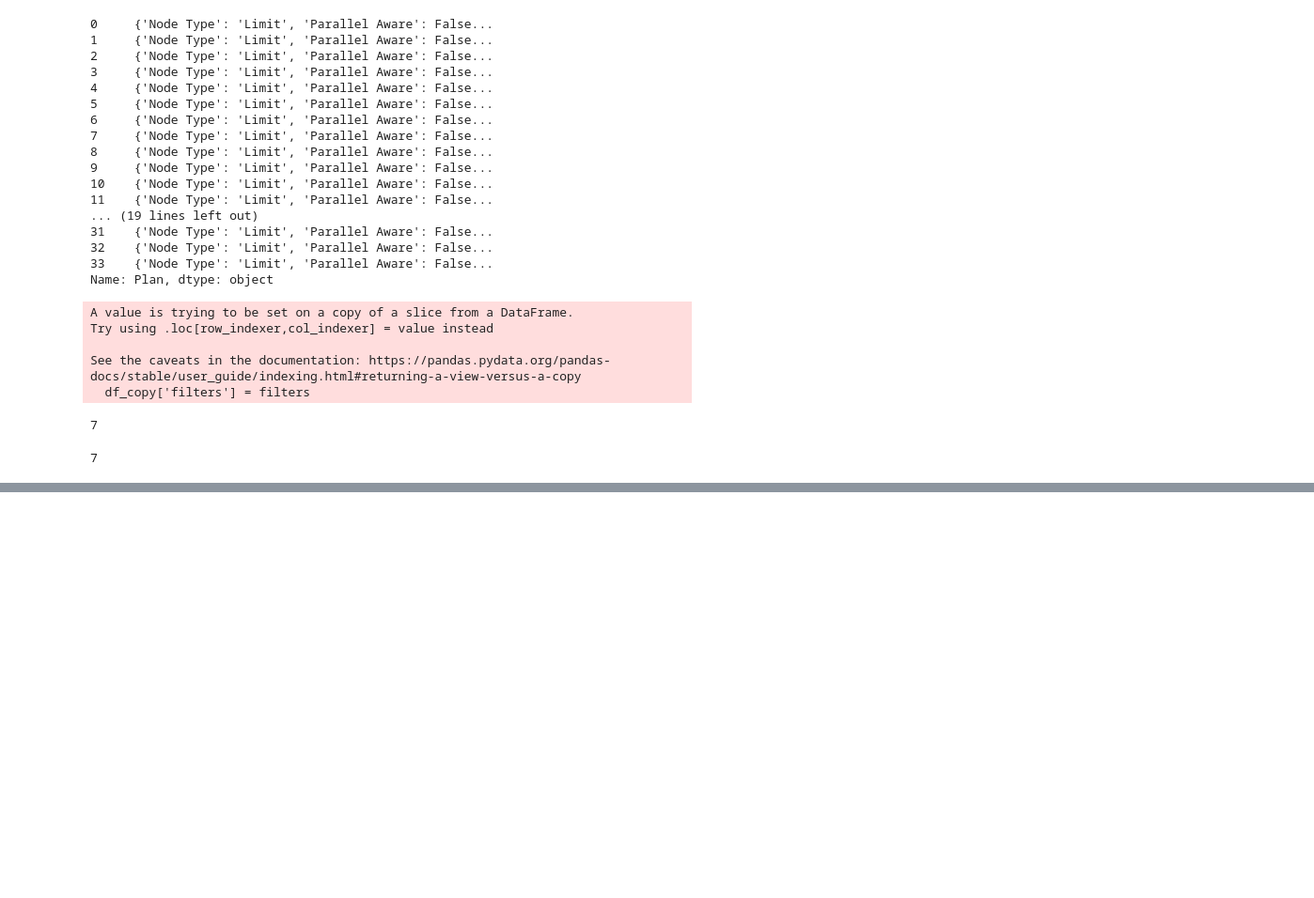
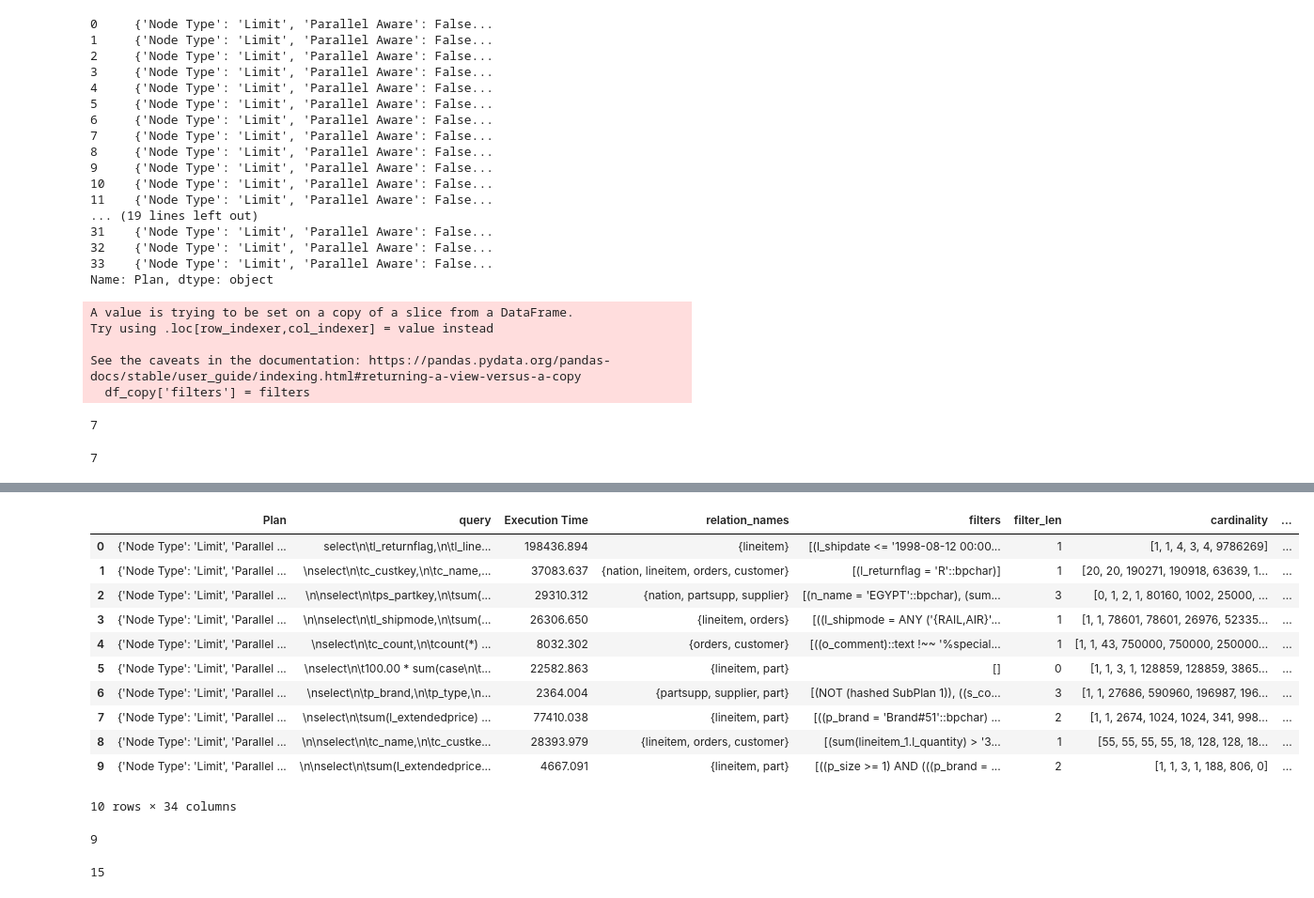
Before and after one commit to ykodwani01/BMP_Cost_of_Query, a Jupyter notebook: test.ipynb, the cells around one changed output, grey strips where cells are left out. Shown: that part at 94% size. Drawn from its saved outputs; the diff is of its cells as text; code cells hidden in the pictures; blank space fills up the shorter version.

```diff
--- a/test.ipynb
+++ b/test.ipynb
@@ -205,0 +256,15 @@ cardinality
+# %%
+df_copy.head(10)
+# %% [output]
+|  | Plan | query | Execution Time | relation_names | filters | filter_len | cardinality | ... |
+| 0 | {'Node Type': 'Limit', 'Parallel ... | select\n\tl_returnflag,\n\tl_line... | 198436.894 | {lineitem} | [(l_shipdate <= '1998-08-12 00:00... | 1 | [1, 1, 4, 3, 4, 9786269] | ... |
+| 1 | {'Node Type': 'Limit', 'Parallel ... | \nselect\n\tc_custkey,\n\tc_name,... | 37083.637 | {nation, lineitem, orders, customer} | [(l_returnflag = 'R'::bpchar)] | 1 | [20, 20, 190271, 190918, 63639, 1... | ... |
+| 2 | {'Node Type': 'Limit', 'Parallel ... | \n\nselect\n\tps_partkey,\n\tsum(... | 29310.312 | {nation, partsupp, supplier} | [(n_name = 'EGYPT'::bpchar), (sum... | 3 | [0, 1, 2, 1, 80160, 1002, 25000, ... | ... |
+| 3 | {'Node Type': 'Limit', 'Parallel ... | \n\nselect\n\tl_shipmode,\n\tsum(... | 26306.650 | {lineitem, orders} | [((l_shipmode = ANY ('{RAIL,AIR}'... | 1 | [1, 1, 78601, 78601, 26976, 52335... | ... |
+| 4 | {'Node Type': 'Limit', 'Parallel ... | \nselect\n\tc_count,\n\tcount(*) ... | 8032.302 | {orders, customer} | [((o_comment)::text !~~ '%special... | 1 | [1, 1, 43, 750000, 750000, 250000... | ... |
+| 5 | {'Node Type': 'Limit', 'Parallel ... | \nselect\n\t100.00 * sum(case\n\t... | 22582.863 | {lineitem, part} | [] | 0 | [1, 1, 3, 1, 128859, 128859, 3865... | ... |
+| 6 | {'Node Type': 'Limit', 'Parallel ... | \nselect\n\tp_brand,\n\tp_type,\n... | 2364.004 | {partsupp, supplier, part} | [(NOT (hashed SubPlan 1)), ((s_co... | 3 | [1, 1, 27686, 590960, 196987, 196... | ... |
+| 7 | {'Node Type': 'Limit', 'Parallel ... | \nselect\n\tsum(l_extendedprice) ... | 77410.038 | {lineitem, part} | [((p_brand = 'Brand#51'::bpchar) ... | 2 | [1, 1, 2674, 1024, 1024, 341, 998... | ... |
+| 8 | {'Node Type': 'Limit', 'Parallel ... | \n\nselect\n\tc_name,\n\tc_custke... | 28393.979 | {lineitem, orders, customer} | [(sum(lineitem_1.l_quantity) > '3... | 1 | [55, 55, 55, 55, 18, 128, 128, 18... | ... |
+| 9 | {'Node Type': 'Limit', 'Parallel ... | \n\nselect\n\tsum(l_extendedprice... | 4667.091 | {lineitem, part} | [((p_size >= 1) AND (((p_brand = ... | 2 | [1, 1, 3, 1, 188, 806, 0] | ... |
+10 rows × 34 columns
@@ -205,0 +275,18 @@ cardinality
+# %%
+max_length = df_copy['base_cardinality_df'].apply(len).max()
+print(max_length)
+for i in range(max_length):
+    df_copy[f'cardinality_of_level_{i+1}'] = df_copy['base_cardinality_df'].apply(lambda x: x[i] if len(x) > i else 0)
+
+df_copy.drop(columns=['base_cardinality_df'], inplace=True)
+# %% [output]
+9
+# %%
+max_length = df_copy['level_cardinality'].apply(len).max()
+print(max_length)
+for i in range(max_length):
+    df_copy[f'level_cardinality_of_level_{i+1}'] = df_copy['level_cardinality'].apply(lambda x: x[i] if len(x) > i else 0)
+
+df_copy.drop(columns=['level_cardinality'], inplace=True)
+# %% [output]
+15
```
Also changed, not shown: parts of 17 cells of this notebook.
